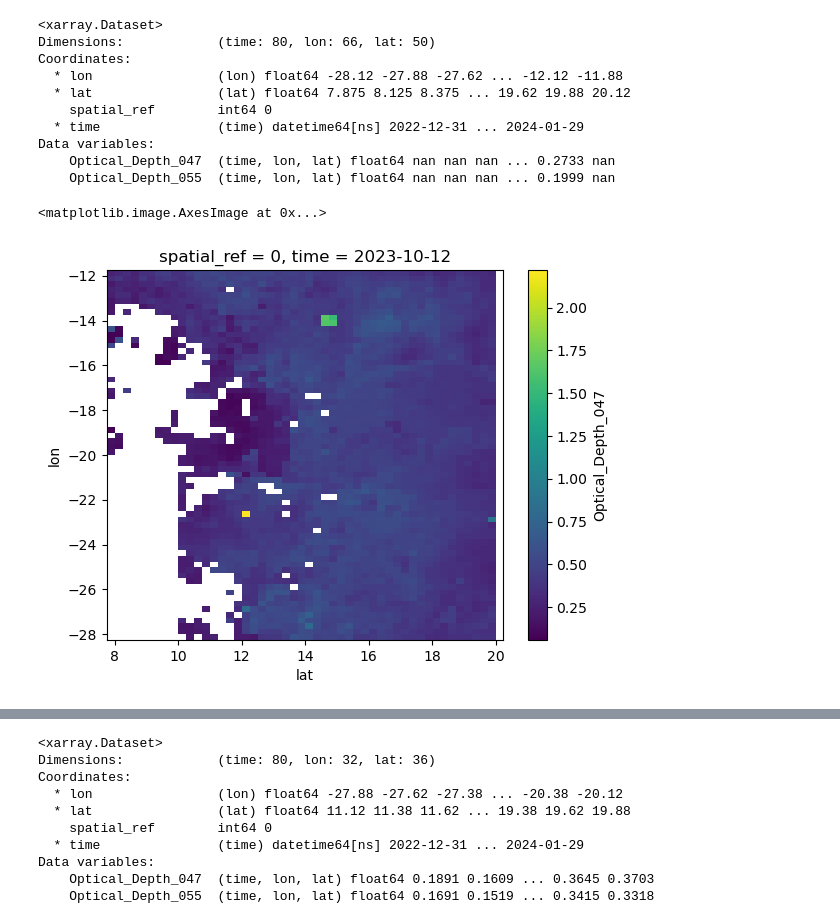
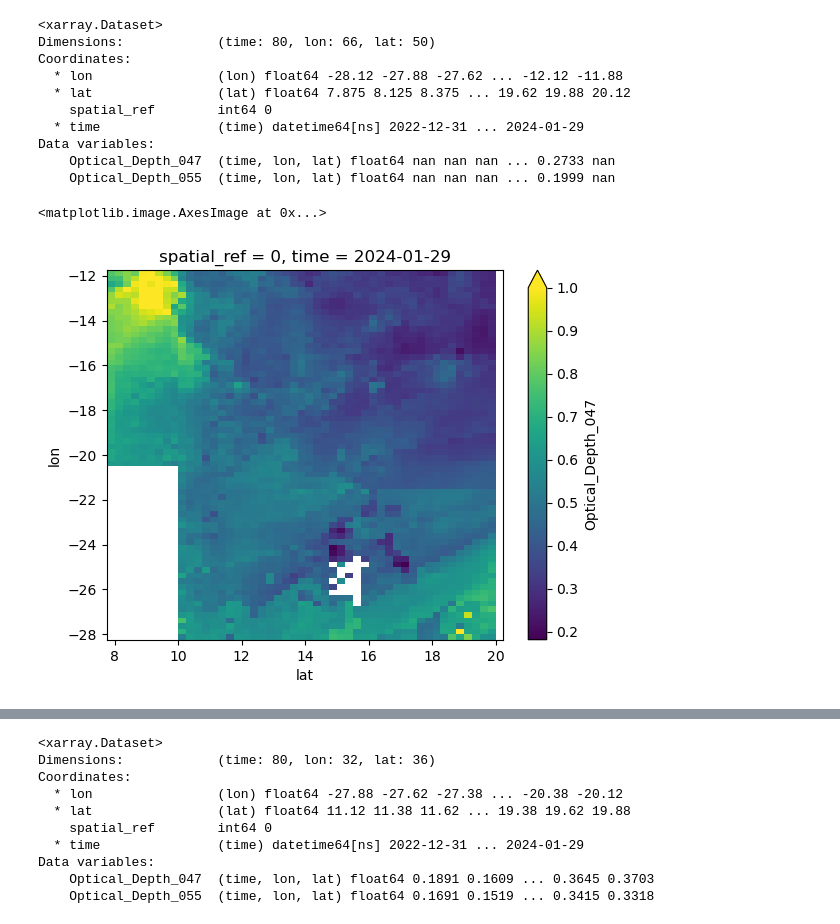
Before and after one commit to paramnav/WASCALMardata, a Jupyter notebook: notebooks/plotDustMaps.ipynb, the cells around one changed output, grey strips where cells are left out. Cells and saved outputs as stored; diff of their text form; code cells hidden in the pictures.

```diff
--- a/notebooks/plotDustMaps.ipynb
+++ b/notebooks/plotDustMaps.ipynb
@@ -108,7 +110,7 @@ Data variables:
     Optical_Depth_047  (time, lon, lat) float64 nan nan nan ... 0.2733 nan
     Optical_Depth_055  (time, lon, lat) float64 nan nan nan ... 0.1999 nan
 # %%
-dust_caboverde_coarsen.sel(time="2023-10-14", method ="nearest").Optical_Depth_047.plot.imshow()
+dust_caboverde_coarsen.sel(time="2024-01-29", method ="nearest").Optical_Depth_047.plot.imshow(vmax = 1)
 # %% [output]
 <matplotlib.image.AxesImage at 0x...>
-[figure, old version]
+[figure, new version]
```
Also changed, not shown: parts of 5 cells of this notebook, 2 other files.
